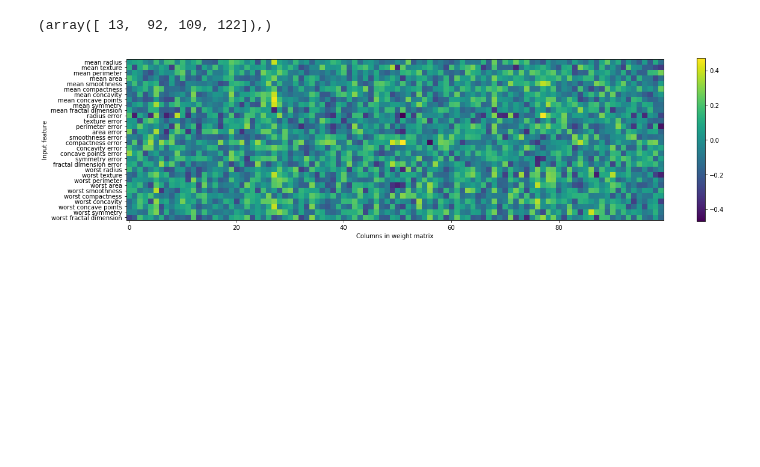
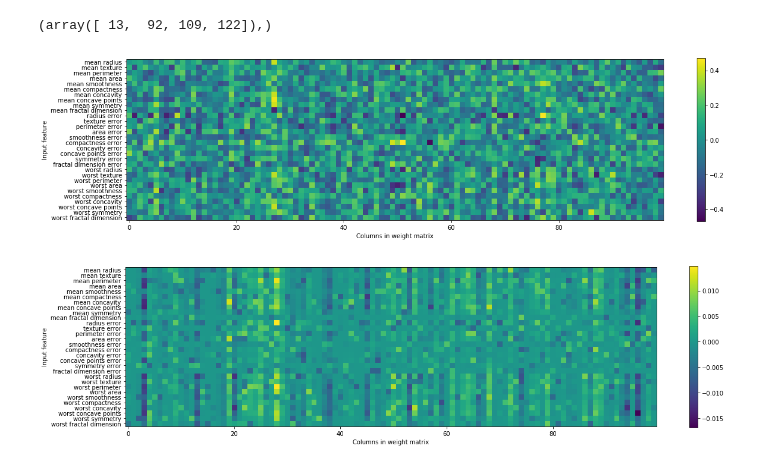
Before and after one commit to rodsveiga/ML_with_Python-Study_notes, a Jupyter notebook: Supervised_Learning.ipynb, the cells around one changed output. Cells and saved outputs as stored; diff of their text form; code cells hidden in the pictures; blank space fills up the shorter version.

```diff
--- a/Supervised_Learning.ipynb
+++ b/Supervised_Learning.ipynb
@@ -2048,2 +2052,18 @@ plt.show()
 # %% [output]
 [figure]
+# %%
+# However such regions are not well defined above. Perhaps it would be interested to increase
+# regularization to determine which features are "less important".
+
+mlp = MLPClassifier(random_state=0, max_iter=1000, alpha=100)
+mlp.fit(X_train_scaled, y_train)
+
+plt.figure(figsize=(20, 5))
+plt.imshow(mlp.coefs_[0], interpolation='none', cmap='viridis')
+plt.yticks(range(30), cancer.feature_names)
+plt.xlabel("Columns in weight matrix")
+plt.ylabel("Input feature")
+plt.colorbar()
+plt.show()
+# %% [output]
+[figure, added]
```
Also changed, not shown: parts of 4 cells of this notebook.
